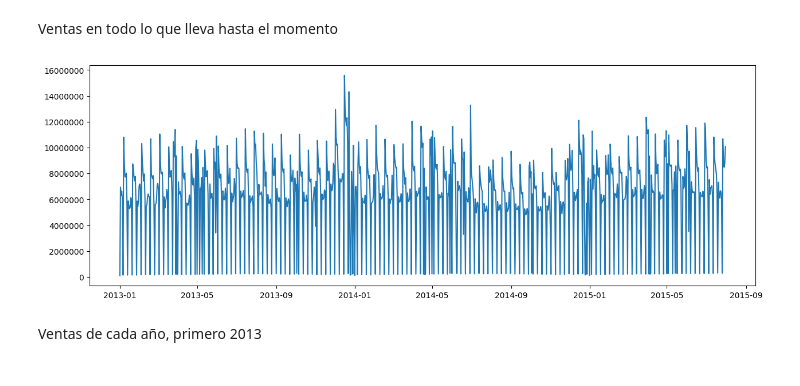
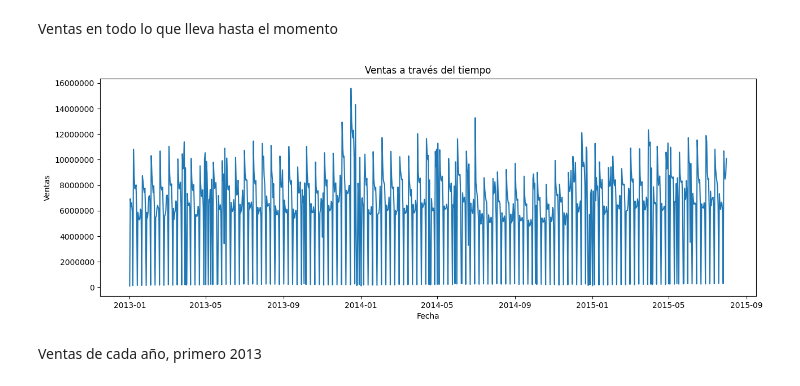
Before and after one commit to charligram/7_rossman_store_sales, a Jupyter notebook: notebooks/01_EDA.ipynb, the cells around one changed output. Saved outputs shown, nothing was run; the diff lists cells and outputs as text; code cells hidden in the pictures.

Commit message:
Guardado de gráficos/Cuenta de stores abiertas y cerradas/Promedio de ventas los días que se abre

```diff
--- a/notebooks/01_EDA.ipynb
+++ b/notebooks/01_EDA.ipynb
@@ -357,10 +357,16 @@ ventas_por_dia = df.groupby("Date")["Sales"].sum()
 # %%
 plt.figure(figsize=(15, 5))
 
+
+plt.title("Ventas a través del tiempo")
 plt.plot(ventas_por_dia)
 plt.ticklabel_format(style="plain", axis="y")
+plt.xlabel("Fecha")
+plt.ylabel("Ventas")
+
+plt.savefig("../outputs/figures/01_total_sales_across_time.png", bbox_inches="tight")
 # %% [output]
-[figure, old version]
+[figure, new version]
 # %% [markdown]
 Ventas de cada año, primero 2013
 # %%
```
Also changed, not shown: parts of 21 cells of this notebook, 10 other files.
